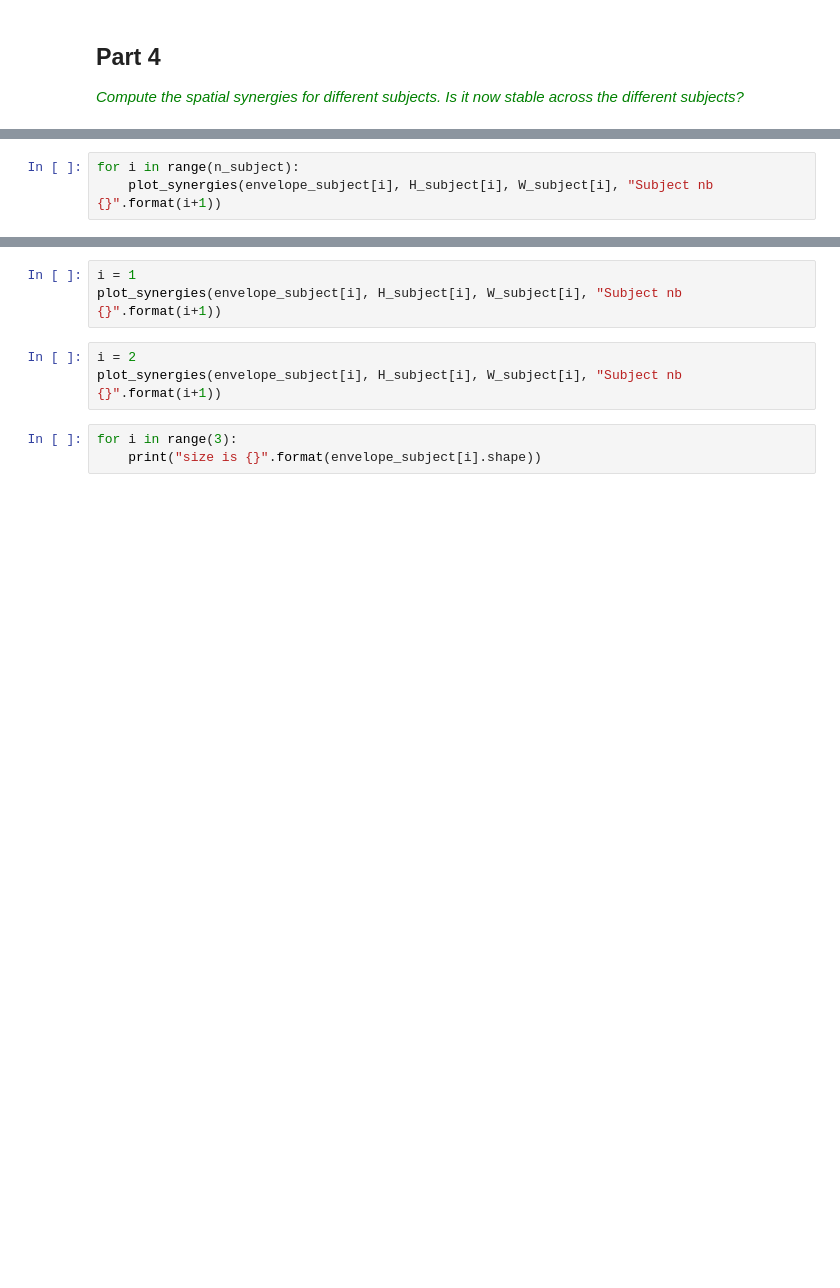
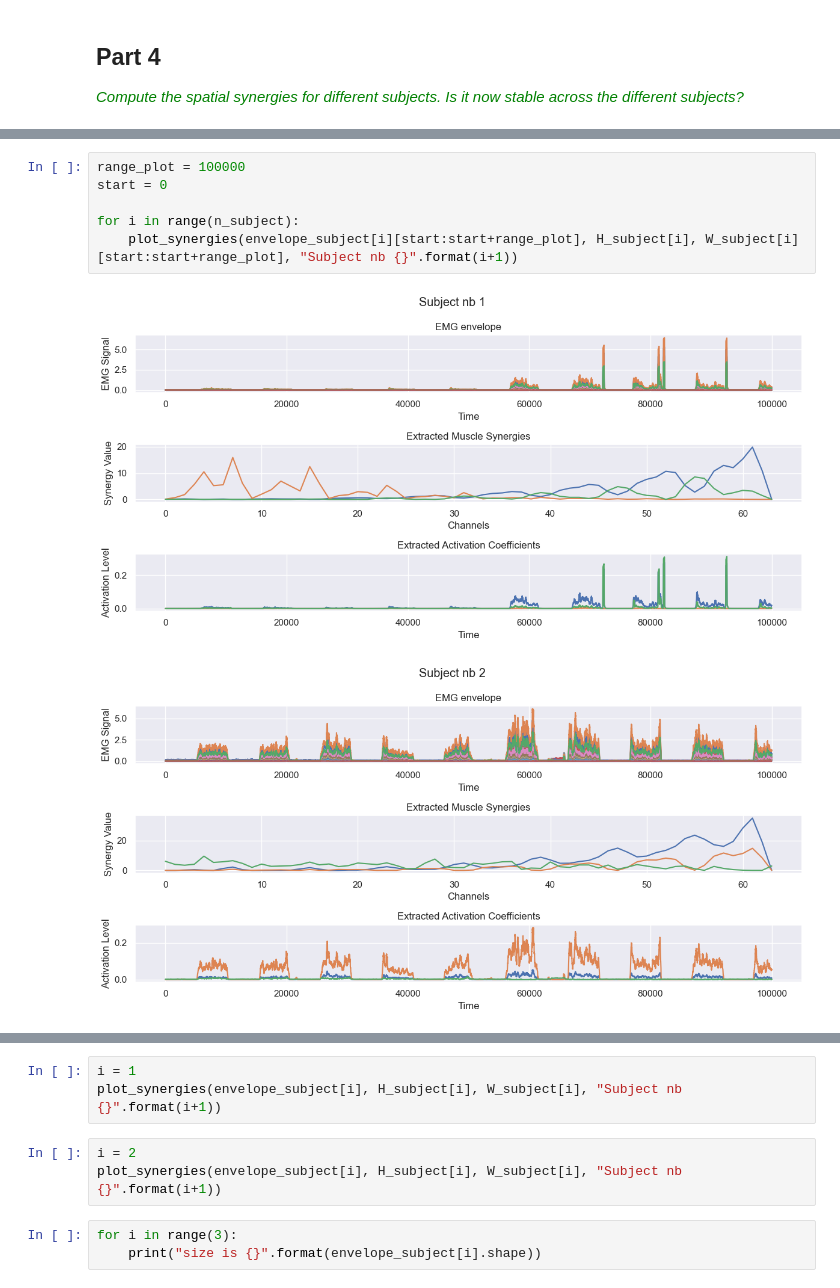
Before and after one commit to Neiizo/NSSP_421_Group_M, a Jupyter notebook: Project3/MiniProject3.ipynb, the cells around one changed output, grey strips where cells are left out. Cells and saved outputs as stored; diff of their text form; blank space fills up the shorter version.

```diff
--- a/Project3/MiniProject3.ipynb
+++ b/Project3/MiniProject3.ipynb
@@ -264,5 +304,11 @@ for i in range(n_subject):
     W_subject.append(model.fit_transform(emg_envelope))
     H_subject.append(model.components_)
 # %%
+range_plot = 100000
+start = 0
+
 for i in range(n_subject):
-    plot_synergies(envelope_subject[i], H_subject[i], W_subject[i], "Subject nb {}".format(i+1))
+    plot_synergies(envelope_subject[i][start:start+range_plot], H_subject[i], W_subject[i][start:start+range_plot], "Subject nb {}".format(i+1))
+# %% [output]
+[figure, added]
+[figure, added]
```
Also changed, not shown: parts of 13 cells of this notebook.
